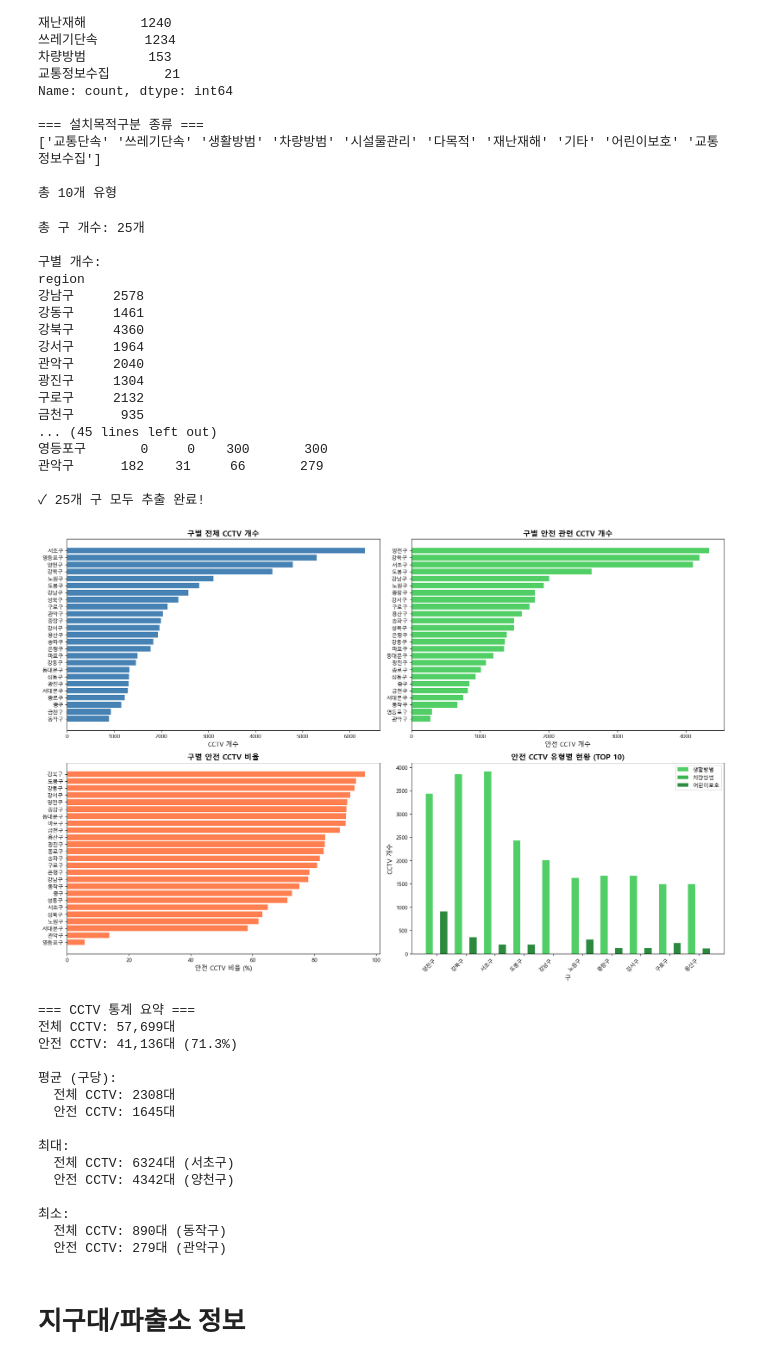
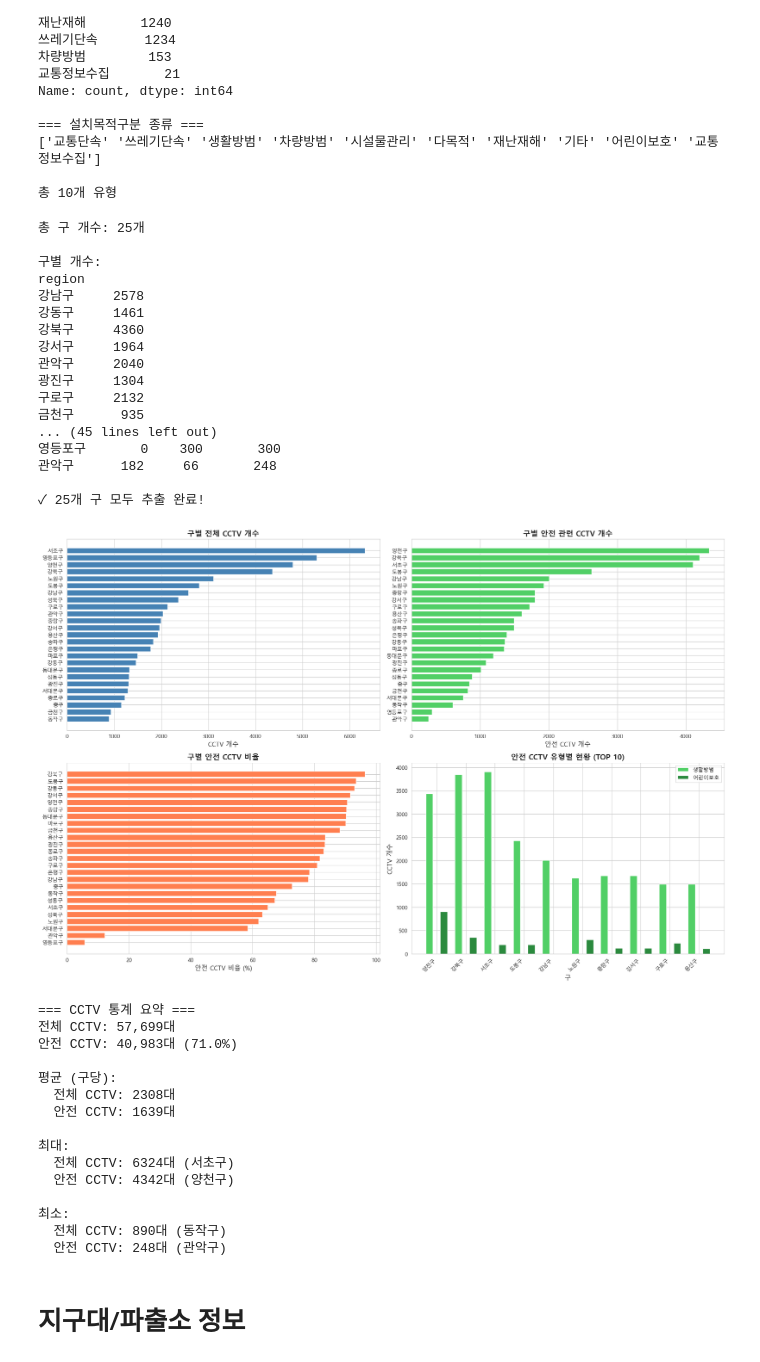
Before and after one commit to eunjeong0911/Property-recommend, a Jupyter notebook: analytics/ondo_safe.ipynb, the cells around one changed output. Cells and saved outputs as stored; diff of their text form; code cells hidden in the pictures.

```diff
--- a/analytics/ondo_safe.ipynb
+++ b/analytics/ondo_safe.ipynb
@@ -277,11 +269,11 @@ print(cctv_df['region'].value_counts().sort_index())
 cctv_pivot = cctv_df.groupby(['region', '설치목적구분']).size().unstack(fill_value=0)
 
 # 안전 관련 CCTV만 따로 집계
-safety_purposes = ['생활방범', '차량방범', '어린이보호']
+safety_purposes = ['생활방범', '어린이보호']
 cctv_pivot['안전CCTV합계'] = cctv_pivot[safety_purposes].sum(axis=1)
 
 print("\n=== 구별 안전 관련 CCTV 합계 ===")
-print(cctv_pivot[['생활방범', '차량방범', '어린이보호', '안전CCTV합계']].sort_values('안전CCTV합계', ascending=False))
+print(cctv_pivot[['생활방범', '어린이보호', '안전CCTV합계']].sort_values('안전CCTV합계', ascending=False))
 
 # 25개 구 모두 있는지 확인
 seoul_districts = [
@@ -312,8 +304,8 @@ region
 구로구     2132
 금천구      935
 ... (45 lines left out)
-영등포구       0     0    300       300
-관악구      182    31     66       279
+영등포구       0    300       300
+관악구      182     66       248
 
 ✓ 25개 구 모두 추출 완료!
 # %%
@@ -351,47 +343,46 @@ axes[1, 0].invert_yaxis()
 
 # 1-4. 안전 CCTV 유형별 (상위 10개 구)
 top10_regions = cctv_pivot['안전CCTV합계'].nlargest(10).index
-top10_data = cctv_pivot.loc[top10_regions, ['생활방범', '차량방범', '어린이보호']]
+top10_data = cctv_pivot.loc[top10_regions, ['생활방범', '어린이보호']]
 
 x = np.arange(len(top10_regions))
 width = 0.25
 
 axes[1, 1].bar(x - width, top10_data['생활방범'], width, label='생활방범', color='#51cf66')
-axes[1, 1].bar(x, top10_data['차량방범'], width, label='차량방범', color='#37b24d')
 axes[1, 1].bar(x + width, top10_data['어린이보호'], width, label='어린이보호', color='#2b8a3e')
 
 axes[1, 1].set_xlabel('구', fontsize=12)
 axes[1, 1].set_ylabel('CCTV 개수', fontsize=12)
 axes[1, 1].set_title('안전 CCTV 유형별 현황 (TOP 10)', fontsize=14, fontweight='bold')
 axes[1, 1].set_xticks(x)
 axes[1, 1].set_xticklabels(top10_regions, rotation=45, ha='right')
 axes[1, 1].legend()
 
 plt.tight_layout()
 plt.show()
 
 # 통계 요약
 print("\n=== CCTV 통계 요약 ===")
 print(f"전체 CCTV: {len(cctv_df):,}대")
 print(f"안전 CCTV: {cctv_pivot['안전CCTV합계'].sum():,.0f}대 ({cctv_pivot['안전CCTV합계'].sum()/len(cctv_df)*100:.1f}%)")
 print(f"\n평균 (구당):")
 print(f"  전체 CCTV: {cctv_total_by_region.mean():.0f}대")
 print(f"  안전 CCTV: {cctv_pivot['안전CCTV합계'].mean():.0f}대")
 print(f"\n최대:")
 print(f"  전체 CCTV: {cctv_total_by_region.max():.0f}대 ({cctv_total_by_region.idxmax()})")
 print(f"  안전 CCTV: {cctv_pivot['안전CCTV합계'].max():.0f}대 ({cctv_pivot['안전CCTV합계'].idxmax()})")
 print(f"\n최소:")
 print(f"  전체 CCTV: {cctv_total_by_region.min():.0f}대 ({cctv_total_by_region.idxmin()})")
 print(f"  안전 CCTV: {cctv_pivot['안전CCTV합계'].min():.0f}대 ({cctv_pivot['안전CCTV합계'].idxmin()})")
 # %% [output]
-[figure, old version]
+[figure, new version]
 === CCTV 통계 요약 ===
 전체 CCTV: 57,699대
-안전 CCTV: 41,136대 (71.3%)
+안전 CCTV: 40,983대 (71.0%)
 
 평균 (구당):
   전체 CCTV: 2308대
-  안전 CCTV: 1645대
+  안전 CCTV: 1639대
 
 최대:
   전체 CCTV: 6324대 (서초구)
@@ -399,7 +390,7 @@ print(f"  안전 CCTV: {cctv_pivot['안전CCTV합계'].min():.0f}대 ({cctv_pivo
 
 최소:
   전체 CCTV: 890대 (동작구)
-  안전 CCTV: 279대 (관악구)
+  안전 CCTV: 248대 (관악구)
 # %% [markdown]
 # 지구대/파출소 정보
 # %%
```
Also changed, not shown: parts of 8 cells of this notebook, 1 other file.
